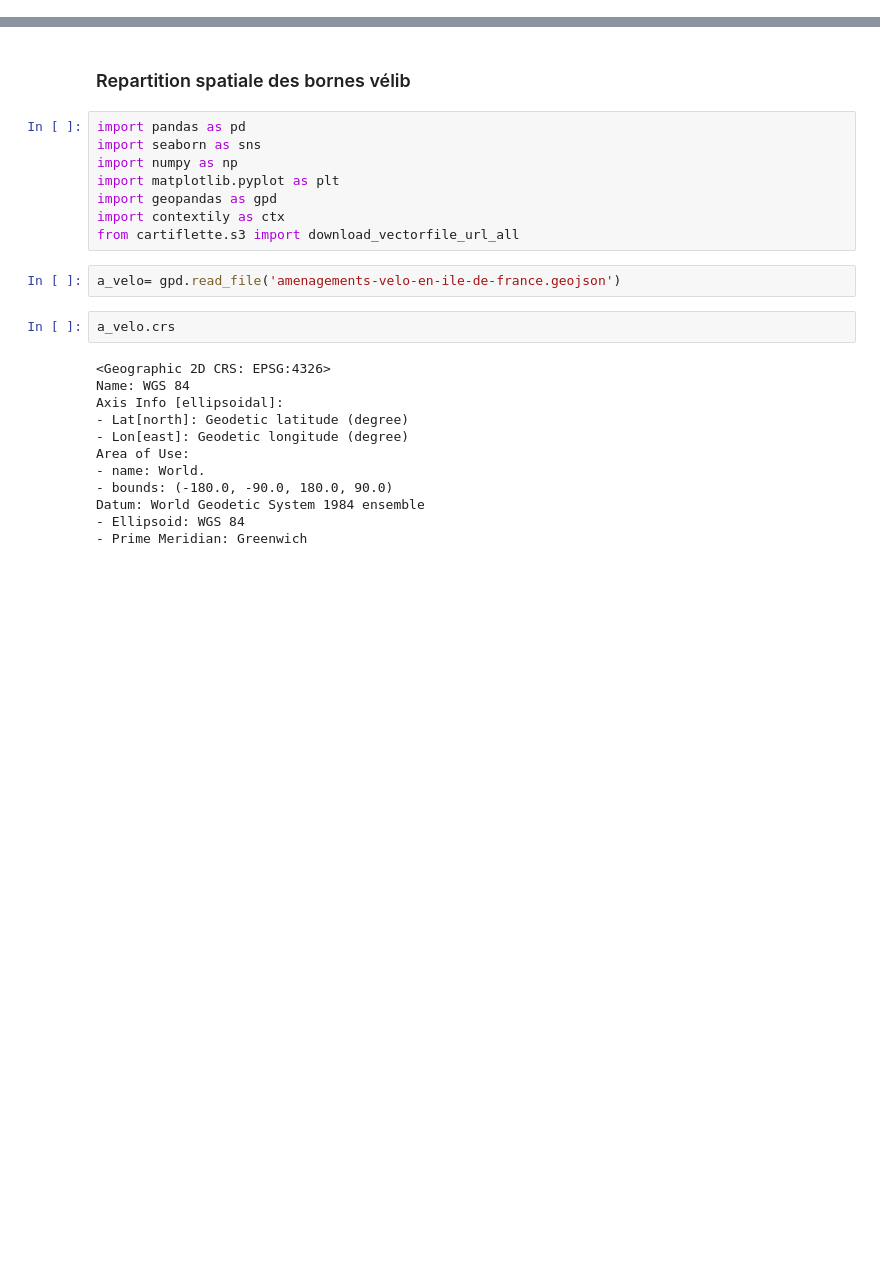
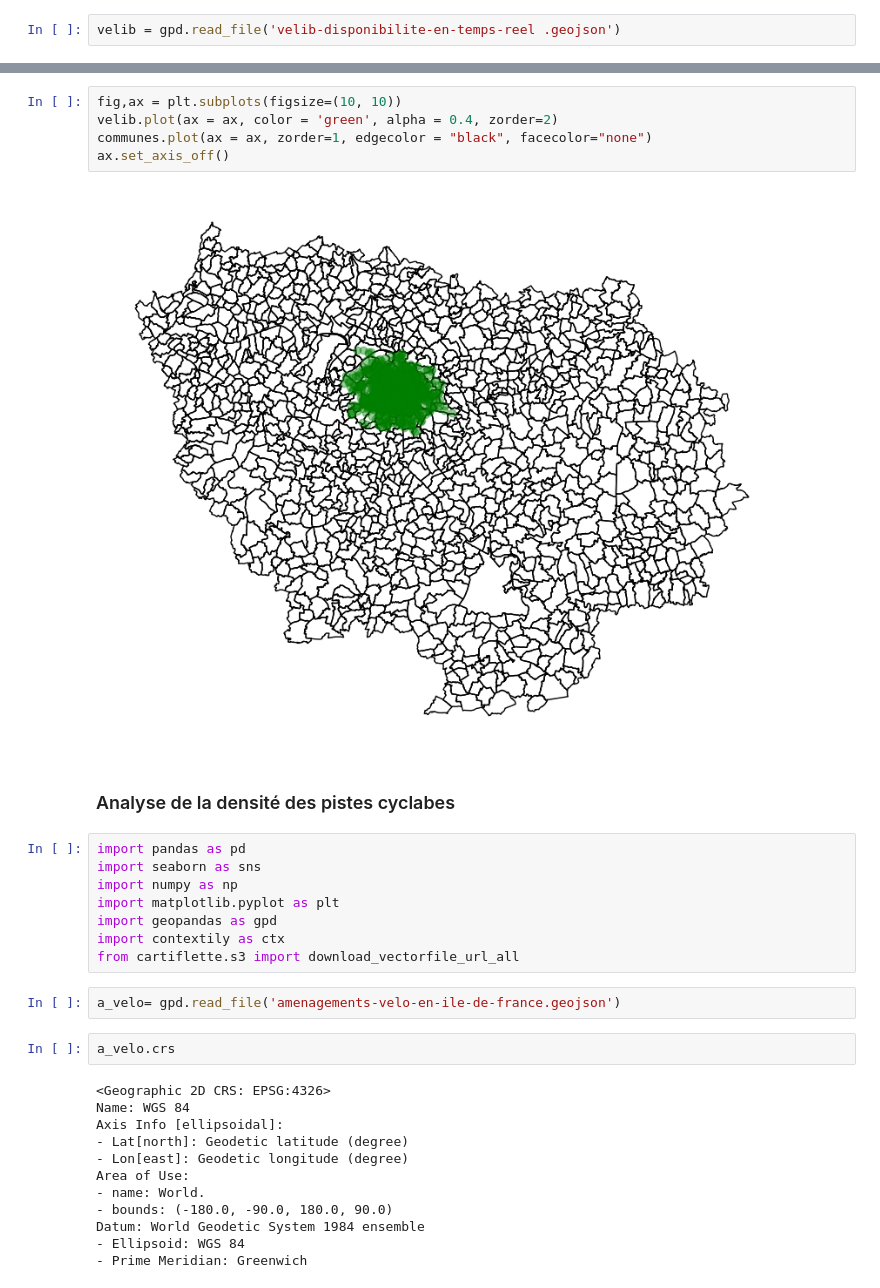
Before and after one commit to christellenguenang/Projet_Catherine_Christelle, a Jupyter notebook: Analyse descriptives.ipynb, the cells around one changed output, grey strips where cells are left out. Saved outputs shown, nothing was run; the diff lists cells and outputs as text; blank space fills up the shorter version.

```diff
--- a/Analyse descriptives.ipynb
+++ b/Analyse descriptives.ipynb
@@ -0,0 +14,2 @@
+# %%
+velib = gpd.read_file('velib-disponibilite-en-temps-reel .geojson')
@@ -1,5 +35,12 @@
+# %%
+fig,ax = plt.subplots(figsize=(10, 10))
+velib.plot(ax = ax, color = 'green', alpha = 0.4, zorder=2)
+communes.plot(ax = ax, zorder=1, edgecolor = "black", facecolor="none")
+ax.set_axis_off()
+# %% [output]
+[figure, added]
 # %% [markdown]
-### Repartition spatiale des bornes vélib
+### Analyse de la densité des pistes cyclabes
 # %%
 import pandas as pd
 import seaborn as sns
```
Also changed, not shown: parts of 21 cells of this notebook.
